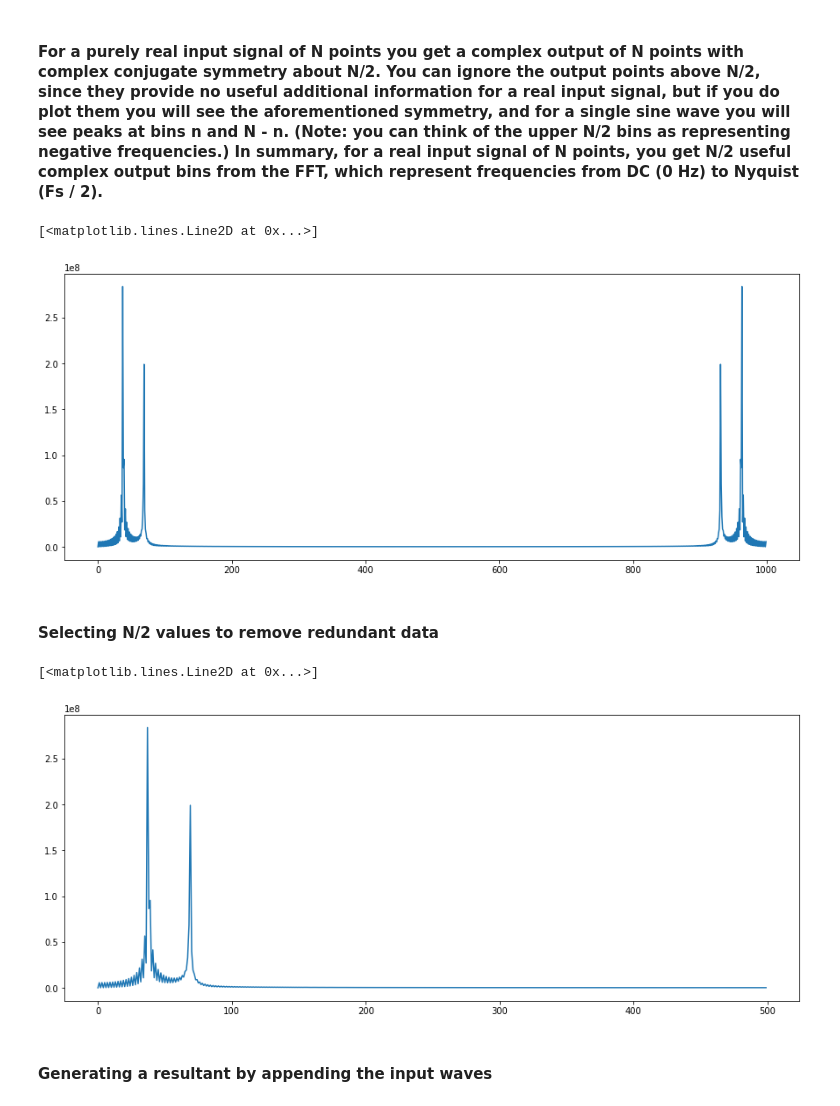
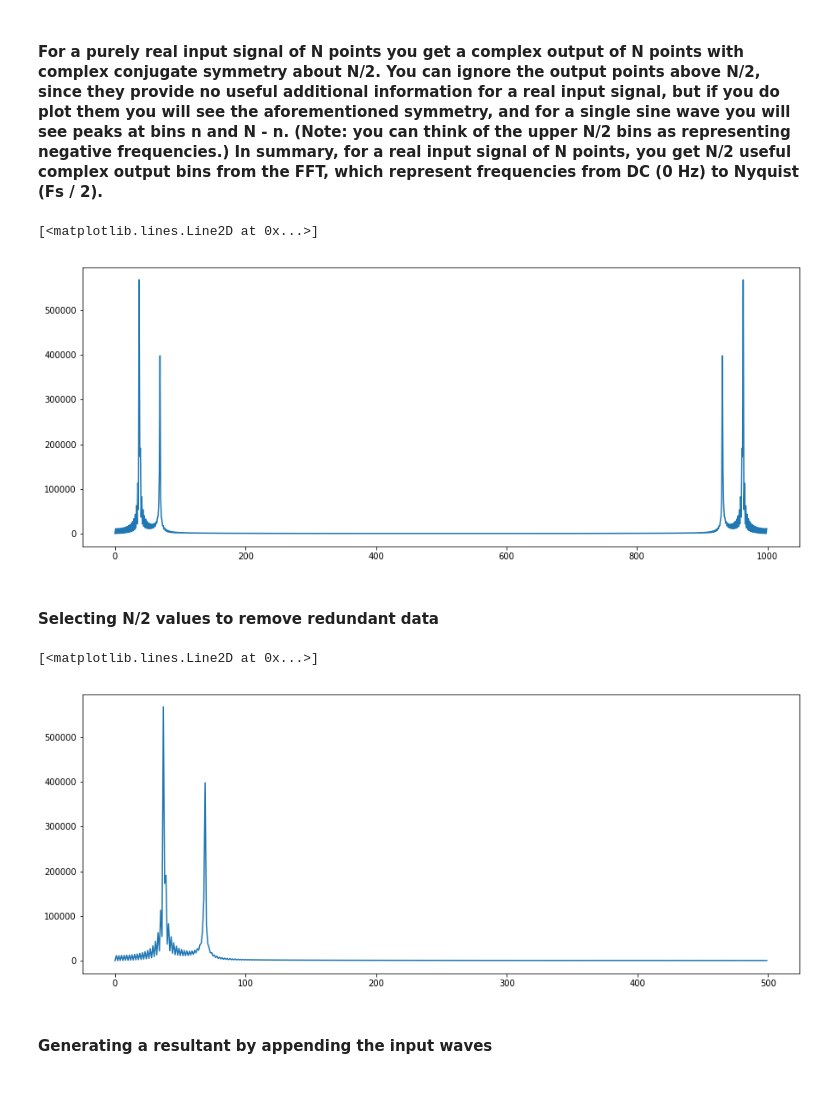
Before and after one commit to iAmeeth/Vibration-Analysis, a Jupyter notebook: Getting started with signal analysis.ipynb, the cells around one changed output. Drawn from its saved outputs; the diff is of its cells as text; code cells hidden in the pictures.

```diff
--- a/Getting started with signal analysis.ipynb
+++ b/Getting started with signal analysis.ipynb
@@ -59,18 +59,18 @@ plt.plot(resultant)
 #### For a purely real input signal of N points you get a complex output of N points with complex conjugate symmetry about N/2. You can ignore the output points above N/2, since they provide no useful additional information for a real input signal, but if you do plot them you will see the aforementioned symmetry, and for a single sine wave you will see peaks at bins n and N - n. (Note: you can think of the upper N/2 bins as representing negative frequencies.) In summary, for a real input signal of N points, you get N/2 useful complex output bins from the FFT, which represent frequencies from DC (0 Hz) to Nyquist (Fs / 2).
 # %%
 fs = np.abs(fft(resultant))
-plt.plot(fs)
+plt.plot(2.0 / float(sample) * fs)
 # %% [output]
 [<matplotlib.lines.Line2D at 0x...>]
-[figure, old version]
+[figure, new version]
 # %% [markdown]
 #### Selecting N/2 values to remove redundant data
 # %%
 fs = fs[0 : sample/2]
-plt.plot(fs)
+plt.plot(2.0 / float(sample) *  fs)
 # %% [output]
 [<matplotlib.lines.Line2D at 0x...>]
-[figure, old version]
+[figure, new version]
 # %% [markdown]
 #### Generating a resultant by appending the input waves
 # %%
```
Also changed, not shown: parts of 1 cell of this notebook.
